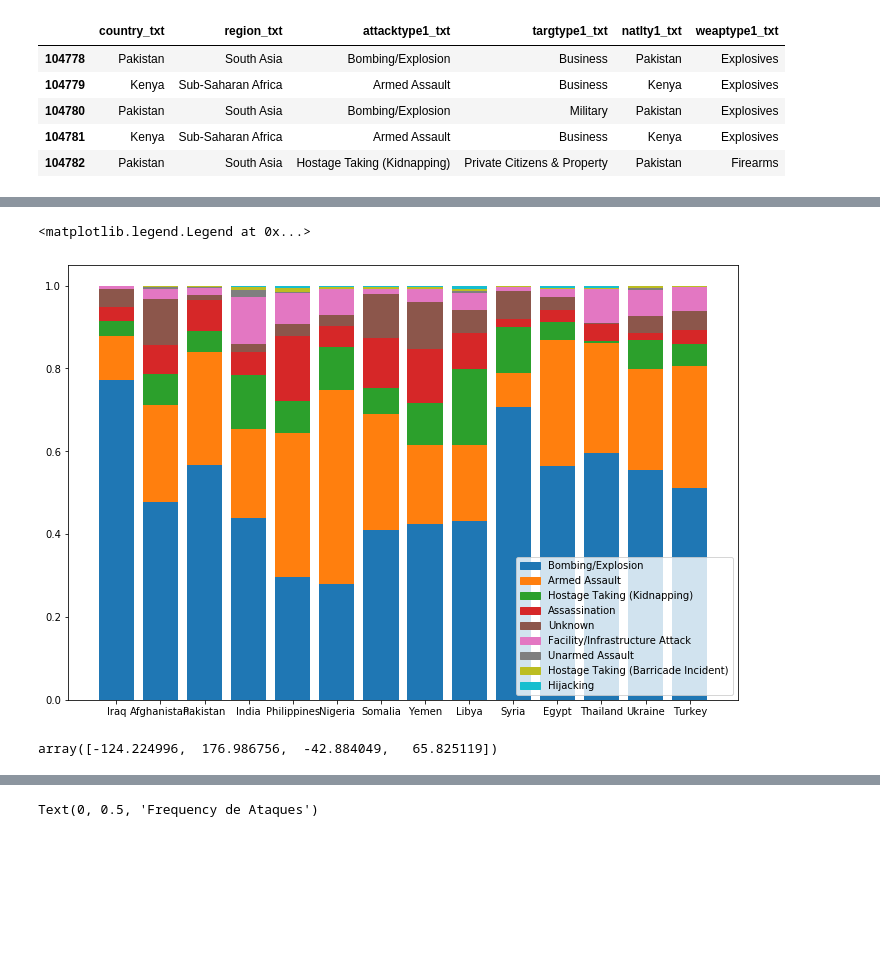
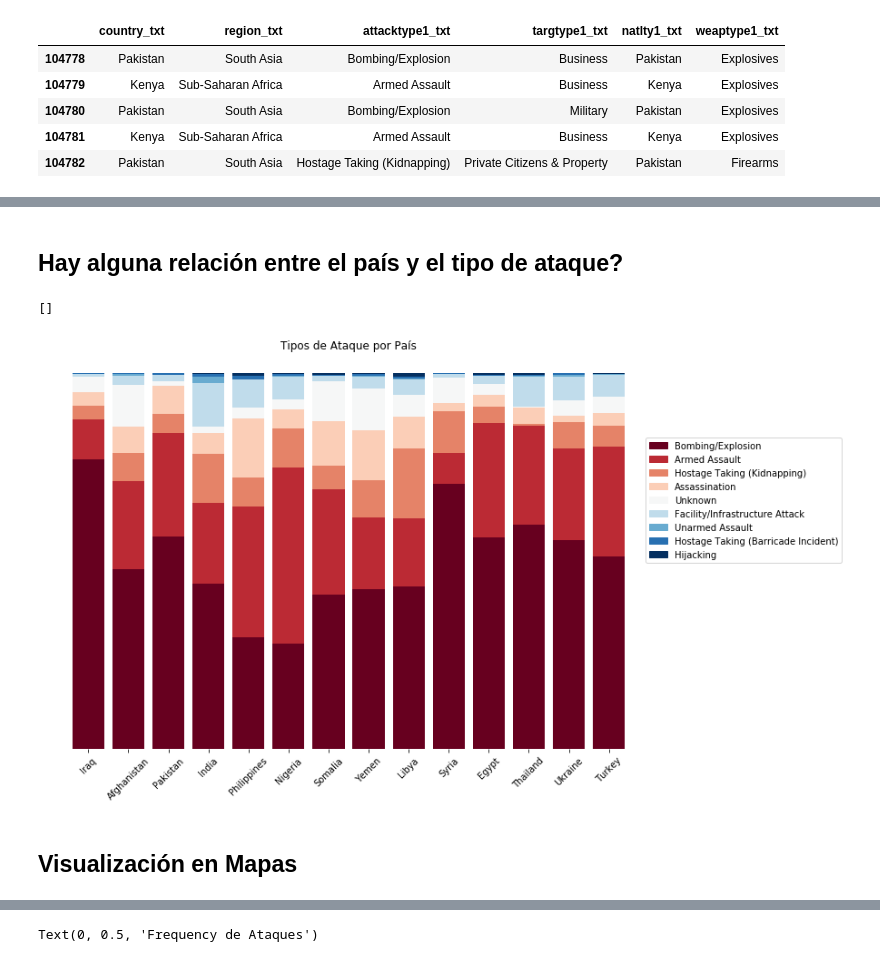
Before and after one commit to JoseGuzmanZamora/TerrorismDataAnalysis, a Jupyter notebook: terrorismoanalisis.ipynb, the cells around one changed output, grey strips where cells are left out. Drawn from its saved outputs; the diff is of its cells as text; code cells hidden in the pictures; blank space fills up the shorter version.

```diff
--- a/terrorismoanalisis.ipynb
+++ b/terrorismoanalisis.ipynb
@@ -152,11 +162,13 @@ INT_IDEO  -->  0  ->  0.0
 INT_MISC  -->  0  ->  0.0
 INT_ANY  -->  0  ->  0.0
 # %%
-# imputacion de most frecuent para variables categoricas que sigan vacias
+# Imputación de tipo Most Frequent para variables categóricas
+from sklearn.impute import SimpleImputer
 
 categorias = ('doubtterr', 'multiple', 'natlty1_txt')
+
 for i in categorias:
-    imp_mean = SimpleImputer(missing_values=np.nan, strategy='most_frequent')
-    imp_mean.fit(data_preliminar[[i]])
+    frecuente = SimpleImputer(missing_values=np.nan, strategy='most_frequent')
+    frecuente.fit(data_preliminar[[i]])
     SimpleImputer()
-    data_preliminar[i] = imp_mean.transform(data_preliminar[[i]]).ravel()
+    data_preliminar[i] = frecuente.transform(data_preliminar[[i]]).ravel()
@@ -374,19 +339,25 @@ ch.set_xticklabels(ch.get_xticklabels(), rotation=45)
 # %%
-paises = categoricas['country_txt'].value_counts().to_frame()
+variable1 = 'country_txt'
+variable2 = 'success'
+
+paises = categoricas[variable1].value_counts().to_frame()
 paises['name'] = paises.index
-paises = paises[paises['country_txt'] > 1000]
+paises = paises[paises[variable1] > 1000]
 
 #para ataques es un poco mas complicado
-ataques = data['success'].value_counts().to_frame()
+ataques = data[variable2].value_counts().to_frame()
 ataques['name'] = ataques.index
 test = pd.DataFrame(columns=['ataque', 'cantidad'])
 
 for i in paises['name']:
     for j in ataques['name']:
-        temporal = categoricas[(categoricas['country_txt'] == i) & (data['success'] == j)]['attacktype1_txt']
+        temporal = categoricas[(categoricas[variable1] == i) & (data[variable2] == j)][variable1]
         numero = temporal.value_counts().sum()
         test = test.append(pd.DataFrame({
             'ataque': j,
             'cantidad': numero,
         }, index=[0]))
+
+n1 = len(paises[variable1].unique())
+n2 = len(ataques[variable2].unique())
 # %%
@@ -434,5 +449,7 @@ ax1.bar(paises['name'], paises['country_txt'])
+# %% [markdown]
+## Hay alguna relación entre el país y el tipo de ataque?
 # %%
-cmap = plt.get_cmap('tab10')
+cmap = plt.get_cmap('RdBu')
 colors = [cmap(i) for i in np.linspace(0, 1, 9)]
 
 paises = categoricas['country_txt'].value_counts().to_frame()
@@ -462,45 +479,42 @@ for j in range(attacks.shape[0]):
 
 countries = [i for i in paises['name']]
 info = {
     'countries':countries
 }
 
 columnas = ['countries']
 for i in attacks['name']:
     columnas.append(i)
 
 
 for i in range(len(attacks['name'])):
     info[attacks['name'][i]] = [j for j in master[i]['cantidad']]
 
 dataf = pd.DataFrame(info, columns=columnas)
 
 bar_1 = np.arange(14)
 f, ax1 = plt.subplots(1, figsize=(12,8))
 ax1.bar(dataf['countries'], dataf['Bombing/Explosion'], color=colors[0])
 ax1.bar(dataf['countries'], dataf['Armed Assault'], bottom=dataf['Bombing/Explosion'], color=colors[1])
 ax1.bar(dataf['countries'], dataf['Hostage Taking (Kidnapping)'], bottom =[i + j for i,j in zip(dataf['Bombing/Explosion'], dataf['Armed Assault'])], color=colors[2])
 ax1.bar(dataf['countries'], dataf['Assassination'], bottom =[i + j + k for i,j,k in zip(dataf['Bombing/Explosion'], dataf['Armed Assault'], dataf['Hostage Taking (Kidnapping)'])], color=colors[3])
 ax1.bar(dataf['countries'], dataf['Unknown'], bottom =[i + j + k + l for i,j,k,l in zip(dataf['Bombing/Explosion'], dataf['Armed Assault'], dataf['Hostage Taking (Kidnapping)'], dataf['Assassination'])], color=colors[4])
 ax1.bar(dataf['countries'], dataf['Facility/Infrastructure Attack'], bottom =[i + j + k + l + m for i,j,k,l,m in zip(dataf['Bombing/Explosion'], dataf['Armed Assault'], dataf['Hostage Taking (Kidnapping)'], dataf['Assassination'], dataf['Unknown'])], color=colors[5])
 ax1.bar(dataf['countries'], dataf['Unarmed Assault'], bottom =[i + j + k + l + m + n for i,j,k,l,m,n in zip(dataf['Bombing/Explosion'], dataf['Armed Assault'], dataf['Hostage Taking (Kidnapping)'], dataf['Assassination'], dataf['Unknown'], dataf['Facility/Infrastructure Attack'])], color=colors[6])
 ax1.bar(dataf['countries'], dataf['Hostage Taking (Barricade Incident)'], bottom =[i + j + k + l + m + n + o for i,j,k,l,m,n,o in zip(dataf['Bombing/Explosion'], dataf['Armed Assault'], dataf['Hostage Taking (Kidnapping)'], dataf['Assassination'], dataf['Unknown'], dataf['Facility/Infrastructure Attack'], dataf['Unarmed Assault'])], color=colors[7])
 ax1.bar(dataf['countries'], dataf['Hijacking'], bottom =[i + j + k + l + m + n + o + p for i,j,k,l,m,n,o,p in zip(dataf['Bombing/Explosion'], dataf['Armed Assault'], dataf['Hostage Taking (Kidnapping)'], dataf['Assassination'], dataf['Unknown'], dataf['Facility/Infrastructure Attack'], dataf['Unarmed Assault'], dataf['Hostage Taking (Barricade Incident)'])], color=colors[8])
 
+ax1.spines['top'].set_visible(False)
+ax1.spines['right'].set_visible(False)
+ax1.spines['bottom'].set_visible(False)
+ax1.spines['left'].set_visible(False)
+ax1.get_yaxis().set_ticks([])
+plt.xticks(rotation=45)
+
 info = [mpatches.Patch(color=colors[i], label=attacks['name'][i]) for i in range(len(colors))]
-plt.legend(handles=info)
+plt.legend(handles=info,loc='upper center', bbox_to_anchor=(1.15, 0.8))
+plt.title("Tipos de Ataque por País")
+plt.plot()
 # %% [output]
-<matplotlib.legend.Legend at 0x...>
+[]
-[figure, old version]
+[figure, new version]
-# %%
-# mapa test
-
-#caja = ((data['longitude'].min(),   df.longitude.max(),
-#         df.latitude.min(), df.latitude.max())
-
-caja = (np.min(data['longitude']), np.max(data['longitude']),
-        np.min(data['latitude']), np.max(data['latitude']))
-caja2 = (-7.4,95.9,-3.9, 52.5)
-np.round(caja, 6)
-# %% [output]
-array([-124.224996,  176.986756,  -42.884049,   65.825119])
@@ -509 +521,3 @@ mapita = plt.imread('./lado4.png')
+# %% [markdown]
+## Visualización en Mapas
 # %%
```
Also changed, not shown: parts of 71 cells of this notebook, 1 other file.
